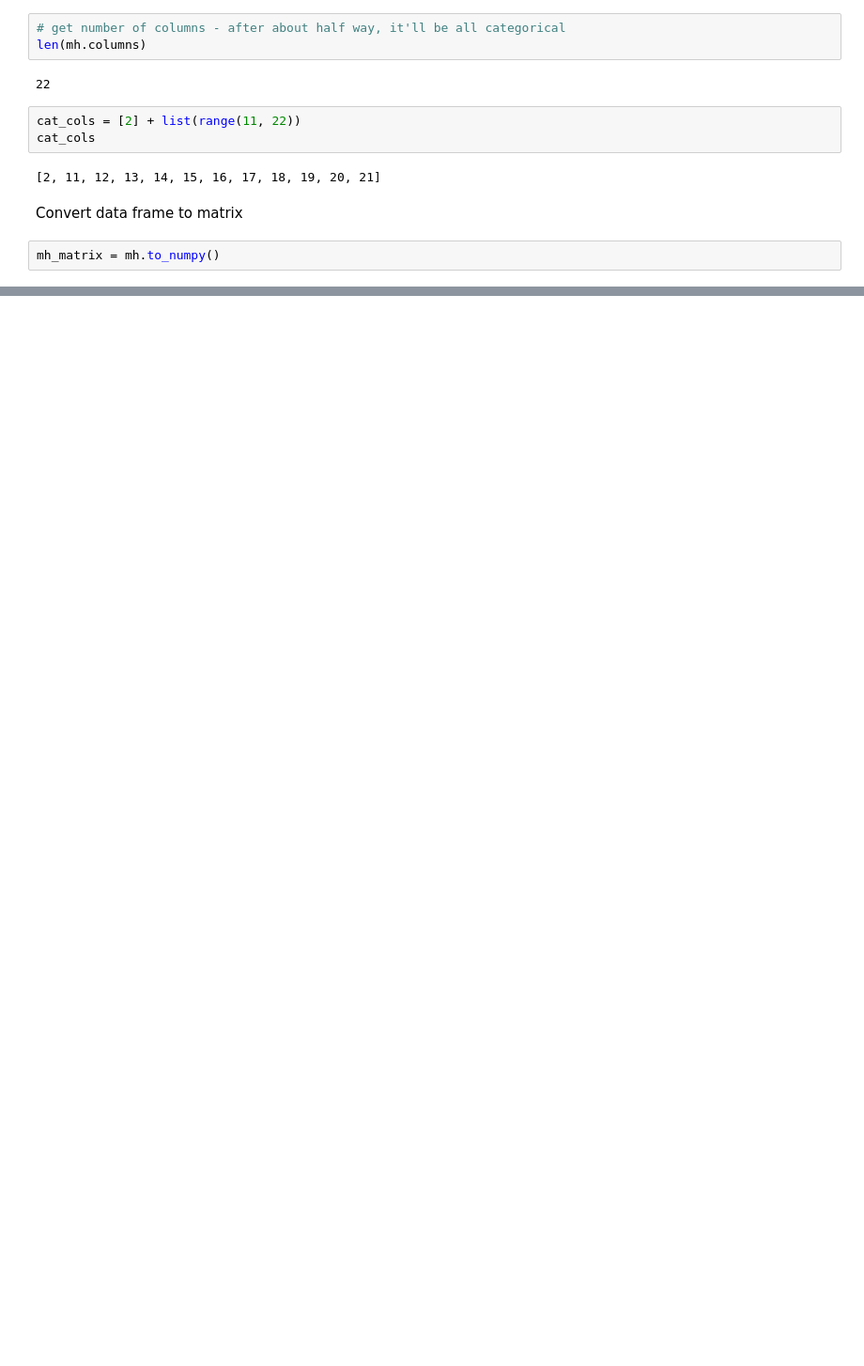
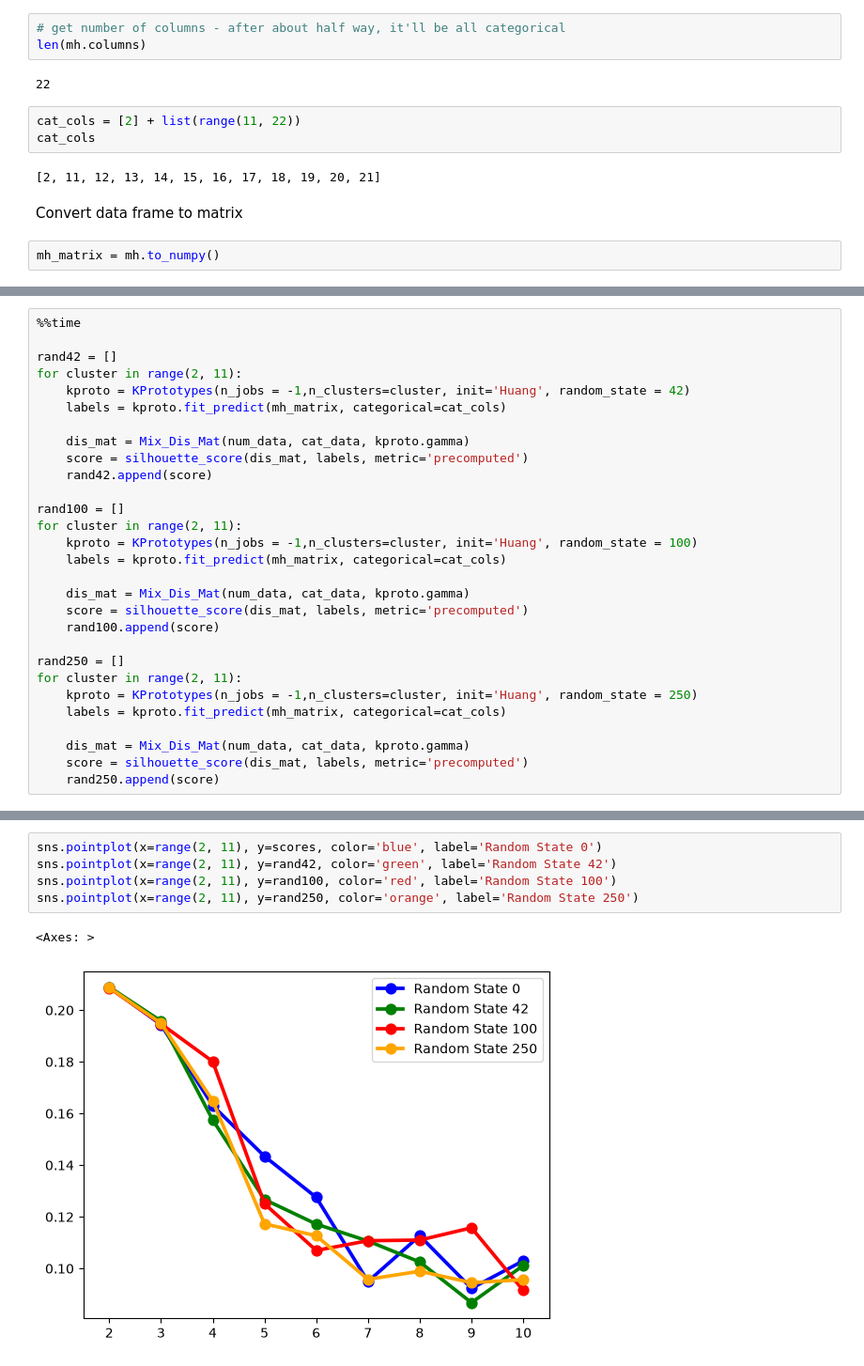
Before and after one commit to theppel/K-means, a Jupyter notebook: working.ipynb, the cells around one changed output, grey strips where cells are left out. Shown at 94% size. Cells and saved outputs as stored; diff of their text form; blank space fills up the shorter version.

```diff
--- a/working.ipynb
+++ b/working.ipynb
@@ -276,0 +350,29 @@ mh_matrix = mh.to_numpy()
+# %%
+%%time
+
+rand42 = []
+for cluster in range(2, 11):
+    kproto = KPrototypes(n_jobs = -1,n_clusters=cluster, init='Huang', random_state = 42)
+    labels = kproto.fit_predict(mh_matrix, categorical=cat_cols)
+
+    dis_mat = Mix_Dis_Mat(num_data, cat_data, kproto.gamma)
+    score = silhouette_score(dis_mat, labels, metric='precomputed')
+    rand42.append(score)
+
+rand100 = []
+for cluster in range(2, 11):
+    kproto = KPrototypes(n_jobs = -1,n_clusters=cluster, init='Huang', random_state = 100)
+    labels = kproto.fit_predict(mh_matrix, categorical=cat_cols)
+
+    dis_mat = Mix_Dis_Mat(num_data, cat_data, kproto.gamma)
+    score = silhouette_score(dis_mat, labels, metric='precomputed')
+    rand100.append(score)
+
+rand250 = []
+for cluster in range(2, 11):
+    kproto = KPrototypes(n_jobs = -1,n_clusters=cluster, init='Huang', random_state = 250)
+    labels = kproto.fit_predict(mh_matrix, categorical=cat_cols)
+
+    dis_mat = Mix_Dis_Mat(num_data, cat_data, kproto.gamma)
+    score = silhouette_score(dis_mat, labels, metric='precomputed')
+    rand250.append(score)
@@ -276,0 +382,8 @@ mh_matrix = mh.to_numpy()
+# %%
+sns.pointplot(x=range(2, 11), y=scores, color='blue', label='Random State 0')
+sns.pointplot(x=range(2, 11), y=rand42, color='green', label='Random State 42')
+sns.pointplot(x=range(2, 11), y=rand100, color='red', label='Random State 100')
+sns.pointplot(x=range(2, 11), y=rand250, color='orange', label='Random State 250')
+# %% [output]
+<Axes: >
+[figure, added]
```
Also changed, not shown: parts of 13 cells of this notebook.
